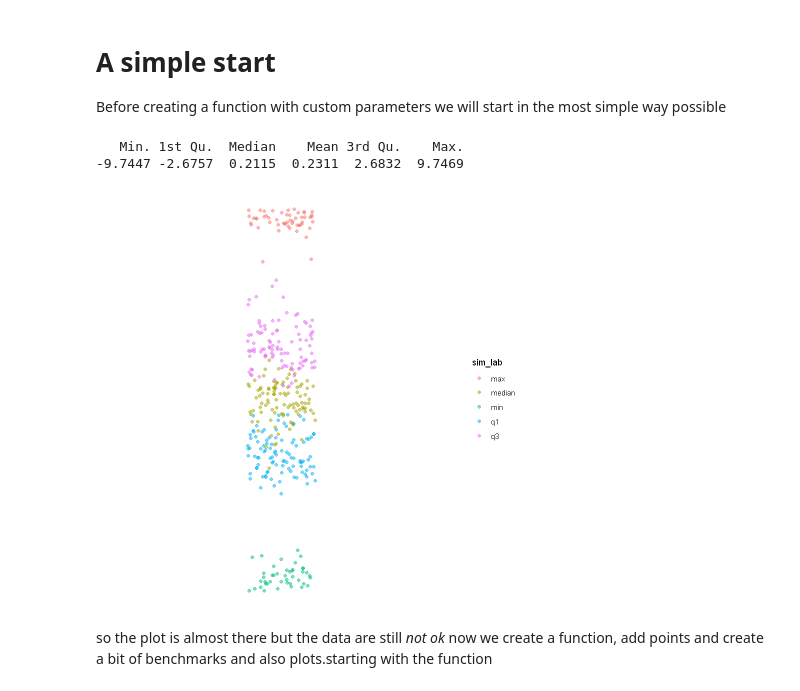
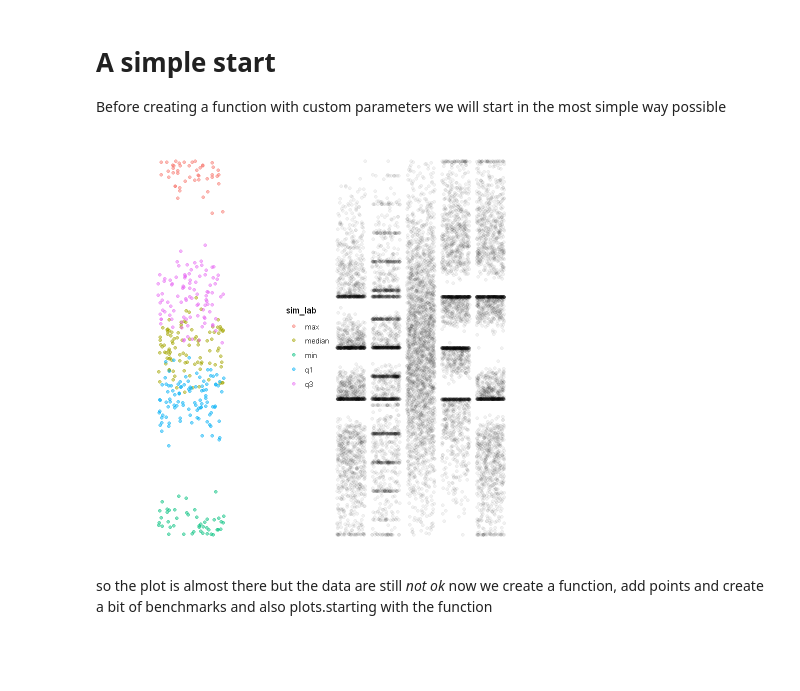
Before and after one commit to jojosgithub/blog, a Jupyter notebook: _notebooks/2021-06-18-samedata.ipynb, the cells around one changed output. Drawn from its saved outputs; the diff is of its cells as text; code cells hidden in the pictures; blank space fills up the shorter version.

```diff
--- a/_notebooks/2021-06-18-samedata.ipynb
+++ b/_notebooks/2021-06-18-samedata.ipynb
@@ -55,40 +55,38 @@ median_r <- in_dat[3]
 q1_r  <- in_dat[2]
 q3_r  <- in_dat[5]
 min_r <- in_dat[1]
 max_r <- in_dat[6]
 sd_r <- abs(max_r-min_r)/20
 
 npoints=100
 
 d_median <- rnorm(npoints,median_r,sd_r)
 d_q1 <- rnorm(npoints,q1_r,sd_r)
 d_q3 <- rnorm(npoints,q3_r,sd_r)
 d_min <- rnorm(npoints,min_r,sd_r)
 d_max <- rnorm(npoints,max_r,sd_r)
 sim      <- c(d_median,d_q1,d_q3,d_min,d_max)
 
 lab_median <- rep("median",npoints)
 lab_q1     <- rep("q1"    ,npoints)
 lab_q3     <- rep("q3"    ,npoints)
 lab_min     <- rep("min"  ,npoints)
 lab_max     <- rep("max"  ,npoints)
 
 sim_lab <- c(lab_median,lab_q1,lab_q3,lab_min,lab_max)
 df_sim <- data.frame(sim,sim_lab)
 df_sim_sel <- df_sim[df_sim$sim < max_r & df_sim$sim>min_r,]
 
-psim <-ggplot(df_sim_sel, aes(x = 1, y =sim, color=sim_lab)) +
+psim <-ggplot(df_sim_sel, aes(x = 0, y =sim, color=sim_lab)) +
 	   geom_jitter(alpha=0.5)							     +
        theme_void() +
-	   xlim(-1, 3)
+	   xlim(-1, 1)
 
-psim
+psim + p1
 
-summary(df_sim_sel$sim)
+#summary(df_sim_sel$sim)
 # %% [output]
-   Min. 1st Qu.  Median    Mean 3rd Qu.    Max.
--9.7447 -2.6757  0.2115  0.2311  2.6832  9.7469
-[figure, old version]
+[figure, new version]
 # %% [markdown]
 so the plot is almost there but the data are still _not ok_ now we create a function, add points and create a bit of benchmarks and also plots.starting with the function
 # %%
```
Also changed, not shown: parts of 7 cells of this notebook.
